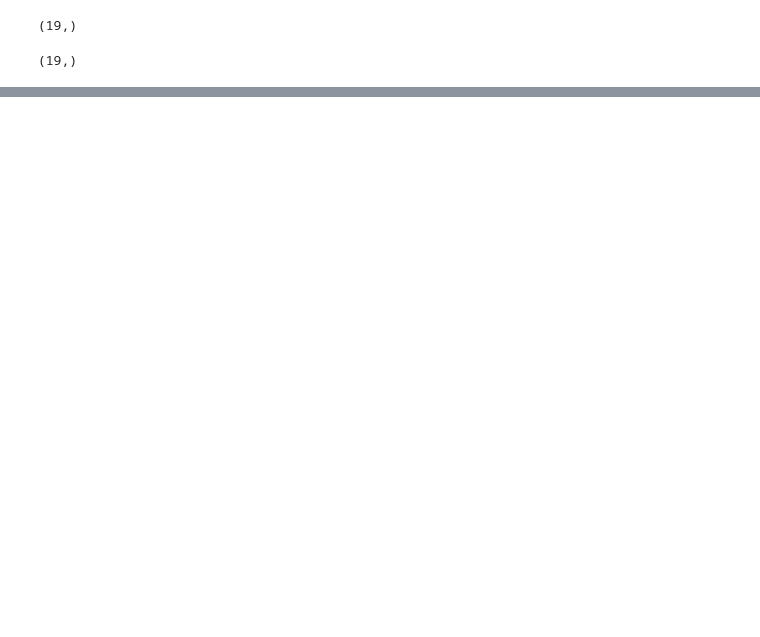
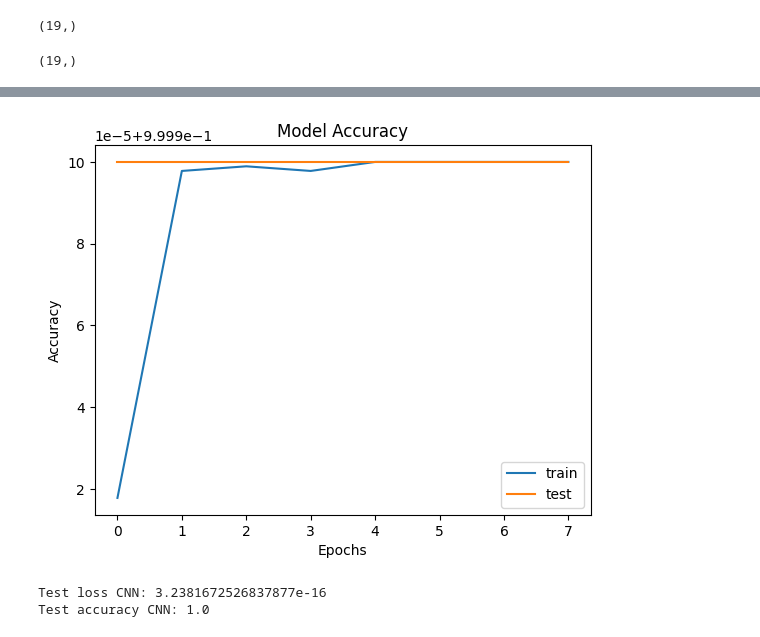
Before and after one commit to new-superuser-alt9193/DeepLearning, a Jupyter notebook: crisp_dm/modeling/churn_sequential.ipynb, the cells around one changed output, grey strips where cells are left out. Drawn from its saved outputs; the diff is of its cells as text; code cells hidden in the pictures; blank space fills up the shorter version.

```diff
--- a/crisp_dm/modeling/churn_sequential.ipynb
+++ b/crisp_dm/modeling/churn_sequential.ipynb
@@ -75 +104,20 @@ KeyboardInterrupt:
+# %%
+#Graficacion del Accuracy del modelo
+plt.plot(History.history['accuracy'])
+plt.plot(History.history['val_accuracy'])
+plt.title('Model Accuracy')
+plt.ylabel('Accuracy')
+plt.xlabel('Epochs')
+plt.legend(['train', 'test'])
+plt.show()
+# %% [output]
+[figure, added]
+# %%
+#Accuracy y Loss del modelo
+score_model1 = model.evaluate(X_test, y_test, verbose=0)
+print('Test loss CNN:', score_model1[0])
+print('Test accuracy CNN:', score_model1[1])
+# %% [output]
+Test loss CNN: 3.2381672526837877e-16
+Test accuracy CNN: 1.0
 # %%
```
Also changed, not shown: parts of 13 cells of this notebook.
